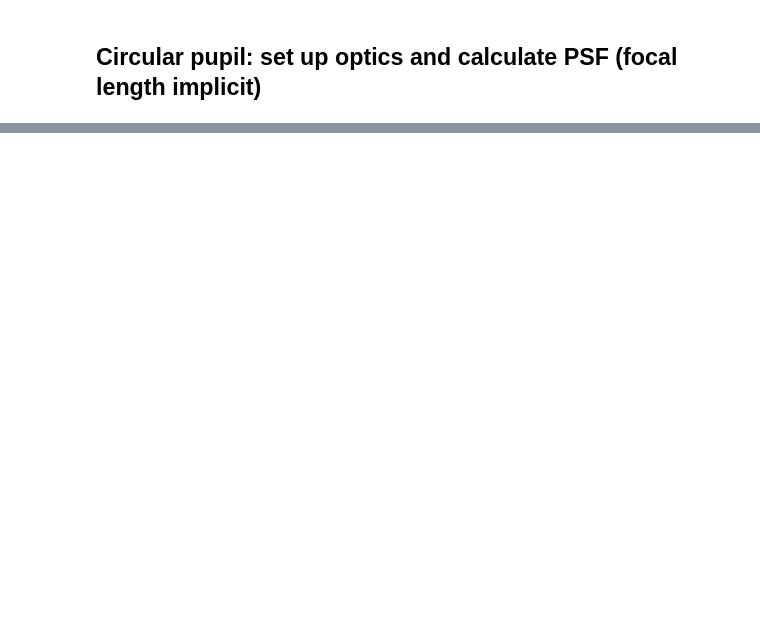
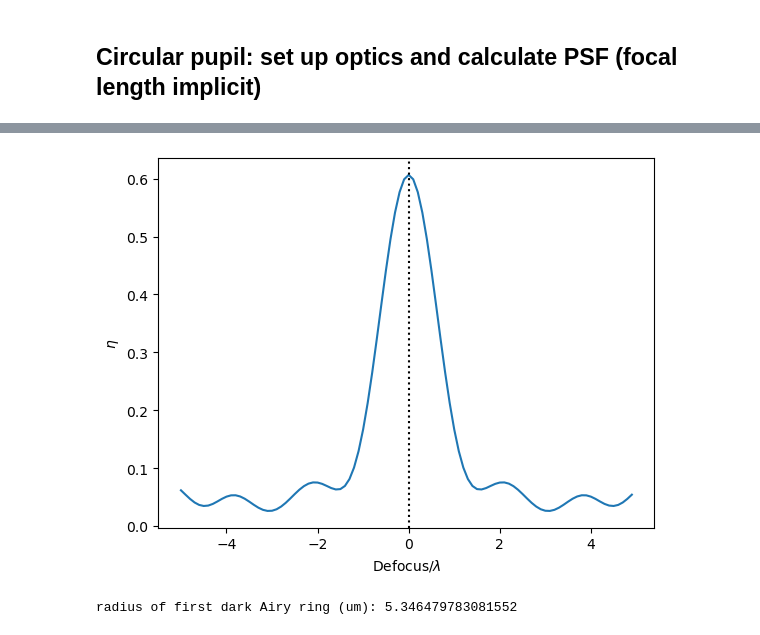
Before and after one commit to mwanakijiji/glint_misc, a Jupyter notebook: notebooks/substrate_numerical_search.ipynb, the cells around one changed output, grey strips where cells are left out. Drawn from its saved outputs; the diff is of its cells as text; code cells hidden in the pictures; blank space fills up the shorter version.

```diff
--- a/notebooks/substrate_numerical_search.ipynb
+++ b/notebooks/substrate_numerical_search.ipynb
@@ -62,16 +62,20 @@ plt.show()
 # circular pupil
 # step through focal length (requires Fresnel) and defocus (and lenslet size?)
 
-test_array = np.nan*np.ones(20)
-idx_accum = 0
+steps_one_side = 50 # number of steps on one side of zero focus
+int_test_array = np.nan*np.ones(int(2*steps_one_side)) # will collect overlap integrals
+defocus_test_array = np.nan*np.ones(int(2*steps_one_side)) # will collect defocus values
+idx_accum = 0 # initialize index
 
-for step_foc in range(-10,10):
+for step_foc in range(-int(steps_one_side),int(steps_one_side)):
+
+    NWAVES = step_foc*0.1 # size of defocus
 
     # construct system
     osys_circ = poppy.OpticalSystem()
 
     # lenslet
-    lens = osys_circ.add_pupil(optic = poppy.ThinLens(name='lenslet', nwaves=step_foc, radius=diam_lenslet))
+    lens = osys_circ.add_pupil(optic = poppy.ThinLens(name='lenslet', nwaves=NWAVES, radius=diam_lenslet))
 
     # final focal plane
     det = osys_circ.add_detector(pixelscale=pixelscale_ang, fov_pixels=100)  # image plane coordinates in arcseconds
@@ -88,7 +92,7 @@ for step_foc in range(-10,10):
 
     # define fields for overlap integral (should just be 200x200 arrays)
     input_field = all_wfs[1].amplitude * np.exp(1j*all_wfs[1].phase)
-    mode_field = waveguide_cutout
+    mode_field = np.sqrt(waveguide_cutout) # sqrt because cutout is the intensity I, and we want E
 
     # overlap integral
     overlap_int_complex = np.sum(input_field*mode_field) / np.sqrt( np.sum(np.abs(mode_field)**2) * np.sum(np.abs(input_field)**2) )
@@ -96,6 +100,8 @@ for step_foc in range(-10,10):
 
     print('overlap integral:',overlap_int)
 
-    test_array[step_foc] = overlap_int
+    int_test_array[idx_accum] = overlap_int
+    defocus_test_array[idx_accum] = NWAVES
+
     idx_accum += 1
 # %% [output]
@@ -217,0 +125,8 @@ secay.set_ylabel('physical (um)')
+# %%
+plt.plot(defocus_test_array,int_test_array)
+plt.axvline(x=0,linestyle=':',color='k')
+plt.xlabel('Defocus/$\lambda$')
+plt.ylabel('$\eta$')
+plt.savefig('junk.png')
+# %% [output]
+[figure, added]
@@ -217,0 +145,19 @@ secay.set_ylabel('physical (um)')
+# %%
+# radius of first dark ring in um
+wavel = 1.55/1.5255 # um # 1.55 um in air, 1.55um/n = 1.55um/1.5255 = 1.016 um in substrate of index of refraction n
+foc_length = 284.664 #
+D = 66 # um
+
+circ_r_um = 1.22 * wavel * foc_length/D
+circ_r_pix = um2pix(circ_r_um)
+
+print('radius of first dark Airy ring (um):',circ_r_um)
+
+# define circle for scale in plots
+circ_cen_x = 0
+circ_cen_y = 0
+circ1 = Circle((circ_cen_x,circ_cen_y),radius=circ_r_pix,color='white',fill=False)
+circ2 = Circle((circ_cen_x,circ_cen_y),radius=circ_r_pix,color='white',fill=False)
+circ3 = Circle((circ_cen_x,circ_cen_y),radius=circ_r_pix,color='white',fill=False)
+# %% [output]
+radius of first dark Airy ring (um): 5.346479783081552
```
Also changed, not shown: parts of 14 cells of this notebook, 2 other files.
